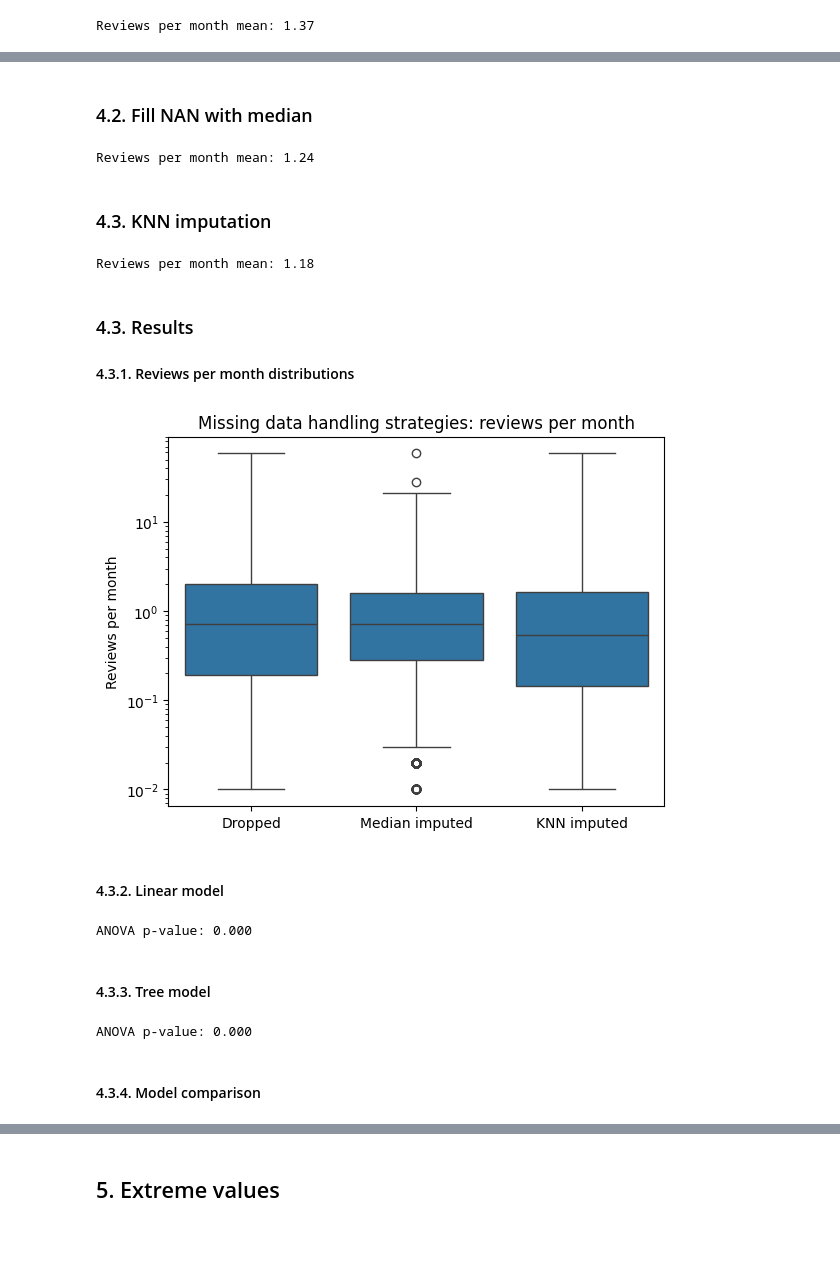
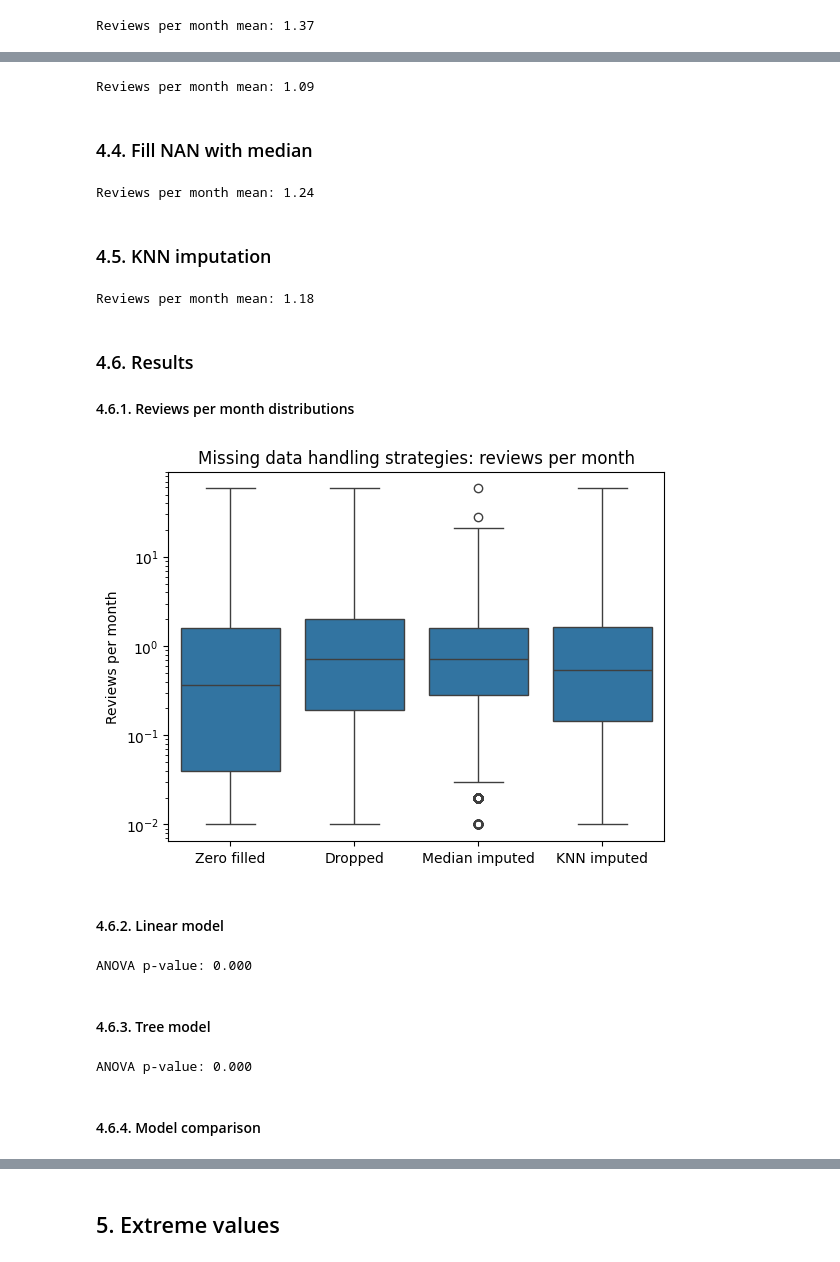
Before and after one commit to gperdrizet/gperdrizet-data-preprocessing-project-tutorial, a Jupyter notebook: gperdrizet-03_data_cleaning.ipynb, the cells around one changed output, grey strips where cells are left out. Saved outputs shown, nothing was run; the diff lists cells and outputs as text; code cells hidden in the pictures.

Commit message:
Added filter to remove 0 dollar listings, added zero filling of reviews_per_month as one of the NAN handling options.

```diff
--- a/gperdrizet-03_data_cleaning.ipynb
+++ b/gperdrizet-03_data_cleaning.ipynb
@@ -120,8 +117,8 @@ label_encoded_data_df[nominal_features].head()
 one_hot_encoder=OneHotEncoder(sparse_output=False)
 one_hot_encoded_data=one_hot_encoder.fit_transform(data_df[nominal_features])
 one_hot_features=one_hot_encoder.get_feature_names_out()
-one_hot_encoded_data_df=pd.DataFrame(one_hot_encoded_data, columns=one_hot_features)
+one_hot_encoded_data_df=pd.DataFrame(one_hot_encoded_data.astype(int), columns=one_hot_features)
 one_hot_encoded_data_df=pd.concat([one_hot_encoded_data_df, data_df[numerical_features]], axis=1)
 encoded_datasets['One-hot encoded']=one_hot_encoded_data_df
-one_hot_encoded_data_df[one_hot_features].head()
+one_hot_encoded_data_df[one_hot_features].head().transpose()
 # %% [output]
@@ -233,5 +235,10 @@ Reviews per month mean: 1.37
+# %%
+nan_cleaned_datasets['Zero filled']=encoded_data_df.replace(np.nan, 0)
+print(f"Reviews per month mean: {nan_cleaned_datasets['Zero filled']['reviews_per_month'].mean():.2f}")
+# %% [output]
+Reviews per month mean: 1.09
 # %% [markdown]
-### 4.2. Fill NAN with median
+### 4.4. Fill NAN with median
 # %%
 median_imputer=SimpleImputer(strategy='median')
 median_imputed_data=median_imputer.fit_transform(encoded_data_df)
@@ -240,7 +247,7 @@ print(f"Reviews per month mean: {nan_cleaned_datasets['Median imputed']['reviews
 # %% [output]
 Reviews per month mean: 1.24
 # %% [markdown]
-### 4.3. KNN imputation
+### 4.5. KNN imputation
 # %%
 knn_imputer=KNNImputer()
 knn_imputed_data=knn_imputer.fit_transform(encoded_data_df)
@@ -249,28 +256,28 @@ print(f"Reviews per month mean: {nan_cleaned_datasets['KNN imputed']['reviews_pe
 # %% [output]
 Reviews per month mean: 1.18
 # %% [markdown]
-### 4.3. Results
+### 4.6. Results
 
-#### 4.3.1. Reviews per month distributions
+#### 4.6.1. Reviews per month distributions
 # %%
-strategy=['Dropped']*len(nan_cleaned_datasets['Dropped']['reviews_per_month']) + ['Median imputed']*len(nan_cleaned_datasets['Median imputed']['reviews_per_month']) + ['KNN imputed']*len(nan_cleaned_datasets['KNN imputed']['reviews_per_month'])
-reviews_per_month=nan_cleaned_datasets['Dropped']['reviews_per_month'].to_list() + nan_cleaned_datasets['Median imputed']['reviews_per_month'].to_list() + nan_cleaned_datasets['KNN imputed']['reviews_per_month'].to_list()
+strategy=['Zero filled']*len(nan_cleaned_datasets['Zero filled']['reviews_per_month']) +['Dropped']*len(nan_cleaned_datasets['Dropped']['reviews_per_month']) + ['Median imputed']*len(nan_cleaned_datasets['Median imputed']['reviews_per_month']) + ['KNN imputed']*len(nan_cleaned_datasets['KNN imputed']['reviews_per_month'])
+reviews_per_month=nan_cleaned_datasets['Zero filled']['reviews_per_month'].to_list() + nan_cleaned_datasets['Dropped']['reviews_per_month'].to_list() + nan_cleaned_datasets['Median imputed']['reviews_per_month'].to_list() + nan_cleaned_datasets['KNN imputed']['reviews_per_month'].to_list()
 
 reviews_per_month_df=pd.DataFrame.from_dict(
     {
         'Strategy':strategy,
         'Reviews per month':reviews_per_month
     }
 )
 
 sns.boxplot(reviews_per_month_df, x='Strategy', y='Reviews per month', log_scale=True)
 plt.title('Missing data handling strategies: reviews per month')
 plt.xlabel('')
 plt.show()
 # %% [output]
-[figure, old version]
+[figure, new version]
 # %% [markdown]
-#### 4.3.2. Linear model
+#### 4.6.2. Linear model
 # %%
 linear_cross_val_results_df, linear_tukey_result=funcs.evaluate_datasets(
     LinearRegression(),
@@ -279,7 +286,7 @@ linear_cross_val_results_df, linear_tukey_result=funcs.evaluate_datasets(
 # %% [output]
 ANOVA p-value: 0.000
 # %% [markdown]
-#### 4.3.3. Tree model
+#### 4.6.3. Tree model
 # %%
 tree_cross_val_results_df, tree_tukey_result=funcs.evaluate_datasets(
     HistGradientBoostingRegressor(),
@@ -288,7 +295,7 @@ tree_cross_val_results_df, tree_tukey_result=funcs.evaluate_datasets(
 # %% [output]
 ANOVA p-value: 0.000
 # %% [markdown]
-#### 4.3.4. Model comparison
+#### 4.6.4. Model comparison
 # %%
 print(f'Linear model:\n\n{linear_tukey_result}\n')
 print(f'Tree model:\n\n{tree_tukey_result}')
```
Also changed, not shown: parts of 24 cells of this notebook.
